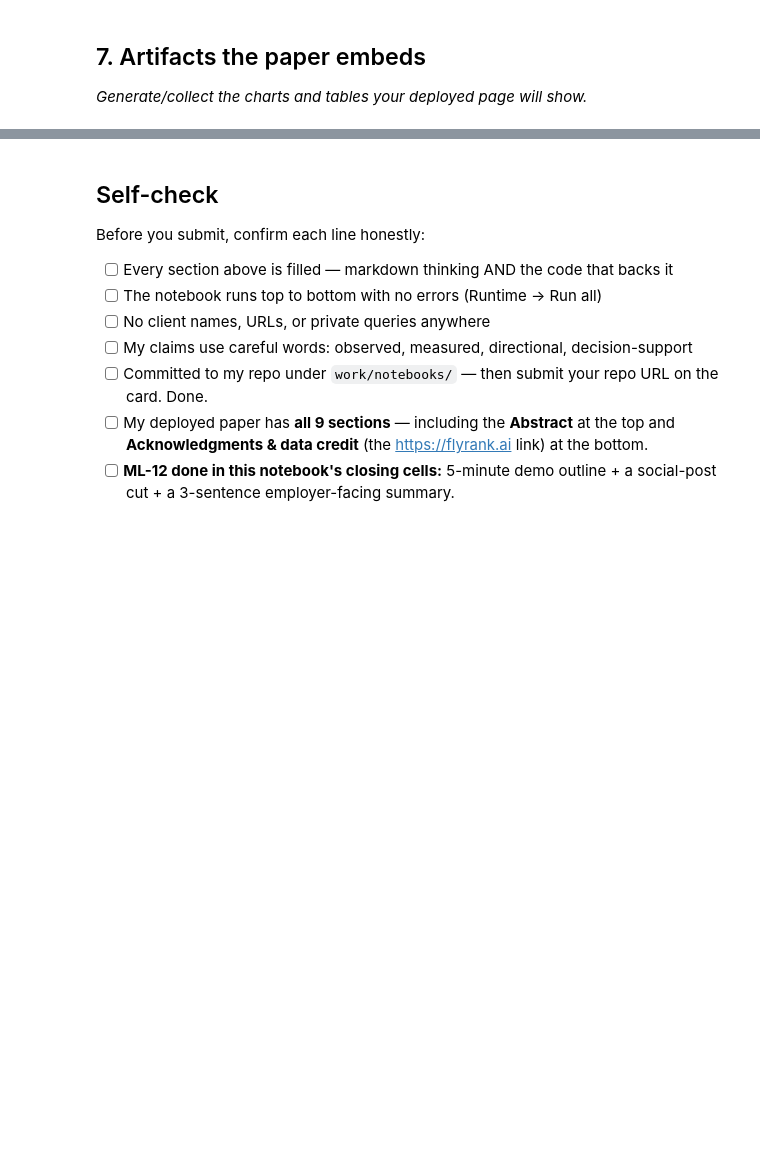
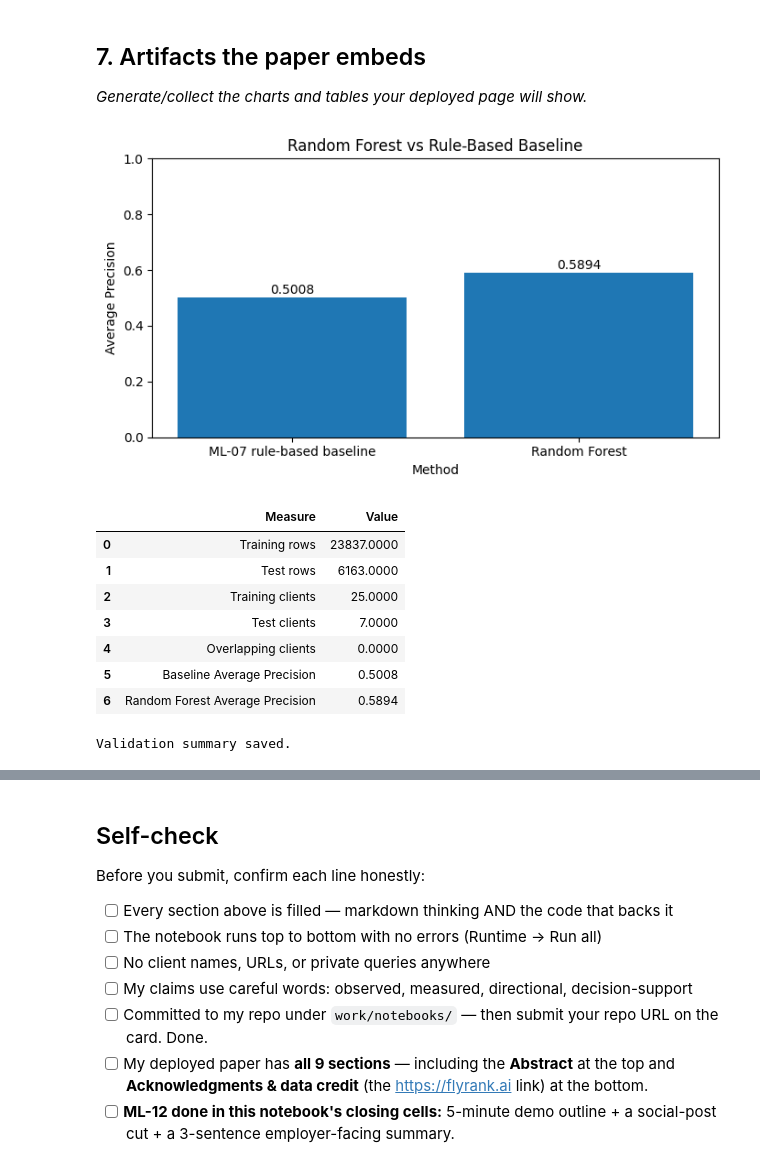
Before and after one commit to surajprai2111-ui/ML-assignment, a Jupyter notebook: work/notebooks/capstone.ipynb, the cells around one changed output, grey strips where cells are left out. Cells and saved outputs as stored; diff of their text form; code cells hidden in the pictures; blank space fills up the shorter version.

Commit message:
Save completed capstone notebook

```diff
--- a/work/notebooks/capstone.ipynb
+++ b/work/notebooks/capstone.ipynb
@@ -34,3 +468,72 @@ This skeleton is yours to fill. Work the sections **in order** — each one has
 ## 7. Artifacts the paper embeds
 
 *Generate/collect the charts and tables your deployed page will show.*
+# %%
+import matplotlib.pyplot as plt
+
+# Use the results calculated in Section 4
+plt.figure(figsize=(7, 4))
+
+plt.bar(
+    results["Method"],
+    results["Average Precision"]
+)
+
+plt.title("Random Forest vs Rule-Based Baseline")
+plt.ylabel("Average Precision")
+plt.xlabel("Method")
+plt.ylim(0, 1)
+
+for i, score in enumerate(results["Average Precision"]):
+    plt.text(i, score + 0.015, f"{score:.4f}", ha="center")
+
+plt.tight_layout()
+plt.savefig("model_vs_baseline.png", dpi=150, bbox_inches="tight")
+plt.show()
+
+
+
+
+# Summarise the validation setup used in Section 4
+
+validation_summary = pd.DataFrame({
+    "Measure": [
+        "Training rows",
+        "Test rows",
+        "Training clients",
+        "Test clients",
+        "Overlapping clients",
+        "Baseline Average Precision",
+        "Random Forest Average Precision",
+    ],
+    "Value": [
+        len(X_train),
+        len(X_test),
+        len(train_clients),
+        len(test_clients),
+        len(train_clients & test_clients),
+        round(baseline_ap, 4),
+        round(model_ap, 4),
+    ],
+})
+
+display(validation_summary)
+
+# Save the table for reuse in the research paper
+validation_summary.to_csv(
+    "validation_summary.csv",
+    index=False
+)
+
+print("Validation summary saved.")
+# %% [output]
+[figure, added]
+|  | Measure | Value |
+| 0 | Training rows | 23837.0000 |
+| 1 | Test rows | 6163.0000 |
+| 2 | Training clients | 25.0000 |
+| 3 | Test clients | 7.0000 |
+| 4 | Overlapping clients | 0.0000 |
+| 5 | Baseline Average Precision | 0.5008 |
+| 6 | Random Forest Average Precision | 0.5894 |
+Validation summary saved.
```
Also changed, not shown: parts of 11 cells of this notebook.
